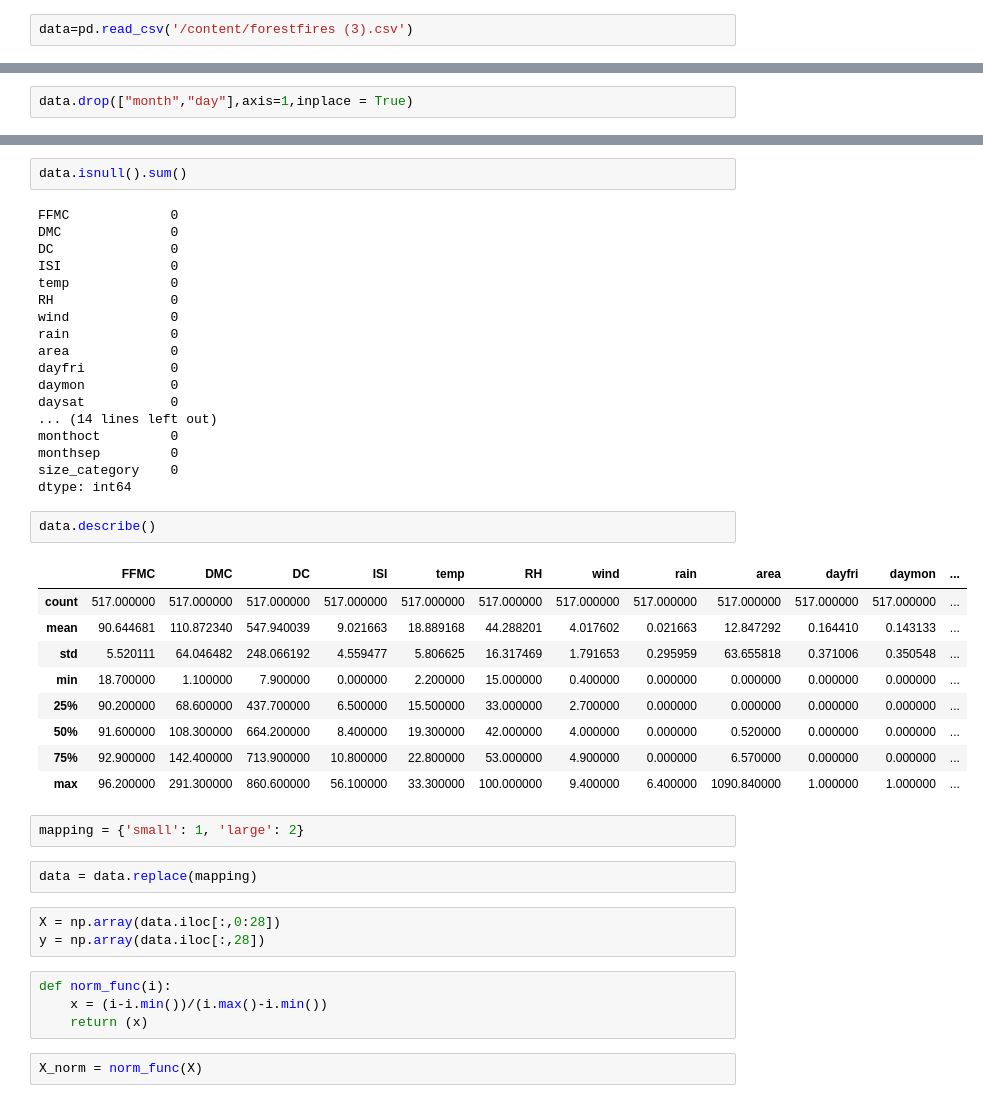
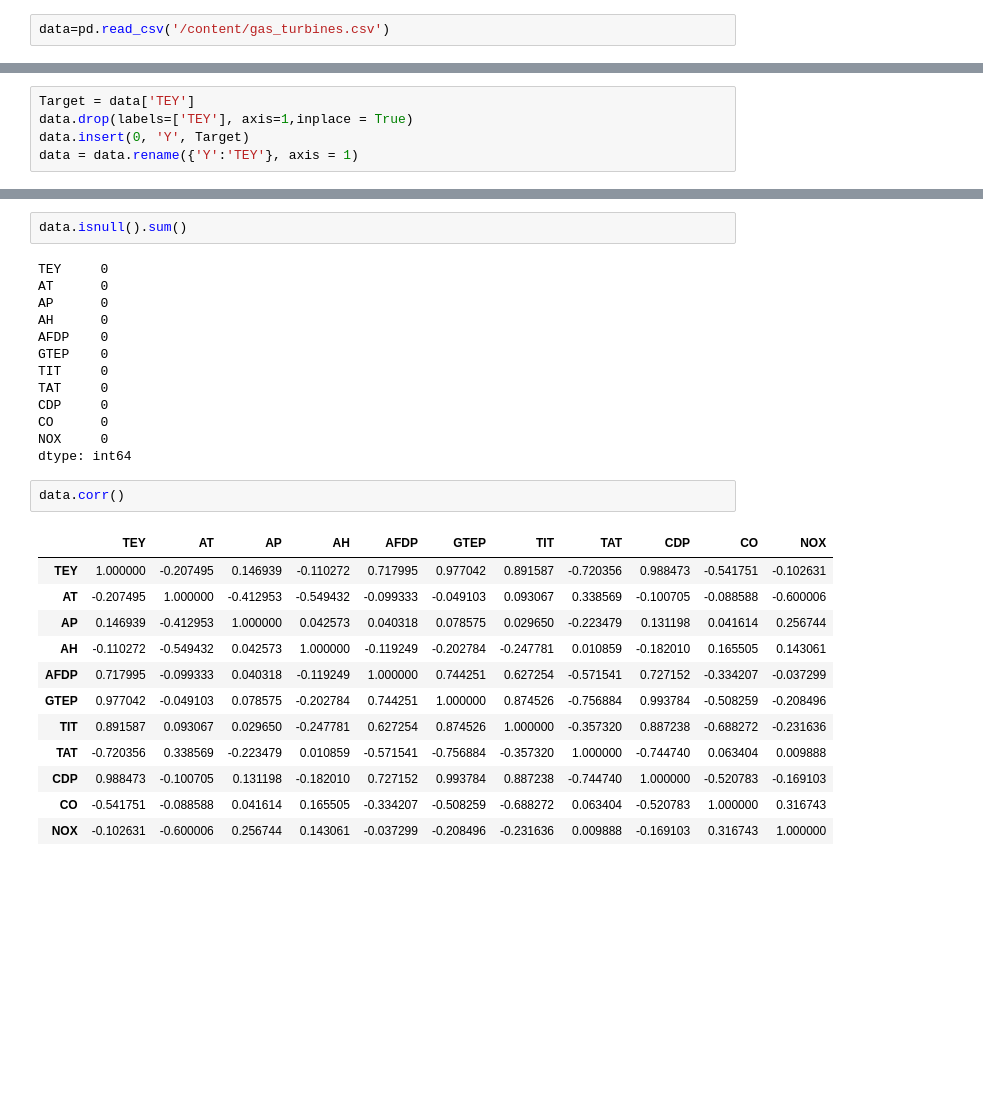
Before and after one commit to chirag3096/ExcelR-Assignment, a Jupyter notebook: NNP_Forestfires.ipynb, the cells around one changed output, grey strips where cells are left out. Drawn from its saved outputs; the diff is of its cells as text; blank space fills up the shorter version.

```diff
--- a/NNP_Forestfires.ipynb
+++ b/NNP_Forestfires.ipynb
@@ -9,6 +14,6 @@ from keras.models import Sequential
 from keras.layers import Dense, Activation,Layer,Lambda
 # %%
-data=pd.read_csv('/content/forestfires (3).csv')
+data=pd.read_csv('/content/gas_turbines.csv')
 # %%
 data.head()
 # %% [output]
@@ -21,2 +25,0 @@ data.head()
-# %%
-data.drop(["month","day"],axis=1,inplace = True)
@@ -28,0 +26,5 @@ Name: size_category, dtype: int64
+# %%
+Target = data['TEY']
+data.drop(labels=['TEY'], axis=1,inplace = True)
+data.insert(0, 'Y', Target)
+data = data.rename({'Y':'TEY'}, axis = 1)
@@ -29,45 +73,30 @@ Name: size_category, dtype: int64
 # %%
 data.isnull().sum()
 # %% [output]
-FFMC             0
-DMC              0
-DC               0
-ISI              0
-temp             0
-RH               0
-wind             0
-rain             0
-area             0
-dayfri           0
-daymon           0
-daysat           0
-... (14 lines left out)
-monthoct         0
-monthsep         0
-size_category    0
+TEY     0
+AT      0
+AP      0
+AH      0
+AFDP    0
+GTEP    0
+TIT     0
+TAT     0
+CDP     0
+CO      0
+NOX     0
 dtype: int64
 # %%
-data.describe()
+data.corr()
 # %% [output]
-|  | FFMC | DMC | DC | ISI | temp | RH | wind | rain | area | dayfri | daymon | ... |
-| count | 517.000000 | 517.000000 | 517.000000 | 517.000000 | 517.000000 | 517.000000 | 517.000000 | 517.000000 | 517.000000 | 517.000000 | 517.000000 | ... |
-| mean | 90.644681 | 110.872340 | 547.940039 | 9.021663 | 18.889168 | 44.288201 | 4.017602 | 0.021663 | 12.847292 | 0.164410 | 0.143133 | ... |
-| std | 5.520111 | 64.046482 | 248.066192 | 4.559477 | 5.806625 | 16.317469 | 1.791653 | 0.295959 | 63.655818 | 0.371006 | 0.350548 | ... |
-| min | 18.700000 | 1.100000 | 7.900000 | 0.000000 | 2.200000 | 15.000000 | 0.400000 | 0.000000 | 0.000000 | 0.000000 | 0.000000 | ... |
-| 25% | 90.200000 | 68.600000 | 437.700000 | 6.500000 | 15.500000 | 33.000000 | 2.700000 | 0.000000 | 0.000000 | 0.000000 | 0.000000 | ... |
-| 50% | 91.600000 | 108.300000 | 664.200000 | 8.400000 | 19.300000 | 42.000000 | 4.000000 | 0.000000 | 0.520000 | 0.000000 | 0.000000 | ... |
-| 75% | 92.900000 | 142.400000 | 713.900000 | 10.800000 | 22.800000 | 53.000000 | 4.900000 | 0.000000 | 6.570000 | 0.000000 | 0.000000 | ... |
-| max | 96.200000 | 291.300000 | 860.600000 | 56.100000 | 33.300000 | 100.000000 | 9.400000 | 6.400000 | 1090.840000 | 1.000000 | 1.000000 | ... |
+|  | TEY | AT | AP | AH | AFDP | GTEP | TIT | TAT | CDP | CO | NOX |
+| TEY | 1.000000 | -0.207495 | 0.146939 | -0.110272 | 0.717995 | 0.977042 | 0.891587 | -0.720356 | 0.988473 | -0.541751 | -0.102631 |
+| AT | -0.207495 | 1.000000 | -0.412953 | -0.549432 | -0.099333 | -0.049103 | 0.093067 | 0.338569 | -0.100705 | -0.088588 | -0.600006 |
+| AP | 0.146939 | -0.412953 | 1.000000 | 0.042573 | 0.040318 | 0.078575 | 0.029650 | -0.223479 | 0.131198 | 0.041614 | 0.256744 |
+| AH | -0.110272 | -0.549432 | 0.042573 | 1.000000 | -0.119249 | -0.202784 | -0.247781 | 0.010859 | -0.182010 | 0.165505 | 0.143061 |
+| AFDP | 0.717995 | -0.099333 | 0.040318 | -0.119249 | 1.000000 | 0.744251 | 0.627254 | -0.571541 | 0.727152 | -0.334207 | -0.037299 |
+| GTEP | 0.977042 | -0.049103 | 0.078575 | -0.202784 | 0.744251 | 1.000000 | 0.874526 | -0.756884 | 0.993784 | -0.508259 | -0.208496 |
+| TIT | 0.891587 | 0.093067 | 0.029650 | -0.247781 | 0.627254 | 0.874526 | 1.000000 | -0.357320 | 0.887238 | -0.688272 | -0.231636 |
+| TAT | -0.720356 | 0.338569 | -0.223479 | 0.010859 | -0.571541 | -0.756884 | -0.357320 | 1.000000 | -0.744740 | 0.063404 | 0.009888 |
+| CDP | 0.988473 | -0.100705 | 0.131198 | -0.182010 | 0.727152 | 0.993784 | 0.887238 | -0.744740 | 1.000000 | -0.520783 | -0.169103 |
+| CO | -0.541751 | -0.088588 | 0.041614 | 0.165505 | -0.334207 | -0.508259 | -0.688272 | 0.063404 | -0.520783 | 1.000000 | 0.316743 |
+| NOX | -0.102631 | -0.600006 | 0.256744 | 0.143061 | -0.037299 | -0.208496 | -0.231636 | 0.009888 | -0.169103 | 0.316743 | 1.000000 |
-# %%
-mapping = {'small': 1, 'large': 2}
-# %%
-data = data.replace(mapping)
-# %%
-X = np.array(data.iloc[:,0:28])
-y = np.array(data.iloc[:,28])
-# %%
-def norm_func(i):
-    x = (i-i.min())/(i.max()-i.min())
-    return (x)
-# %%
-X_norm = norm_func(X)
```
Also changed, not shown: parts of 21 cells of this notebook.
